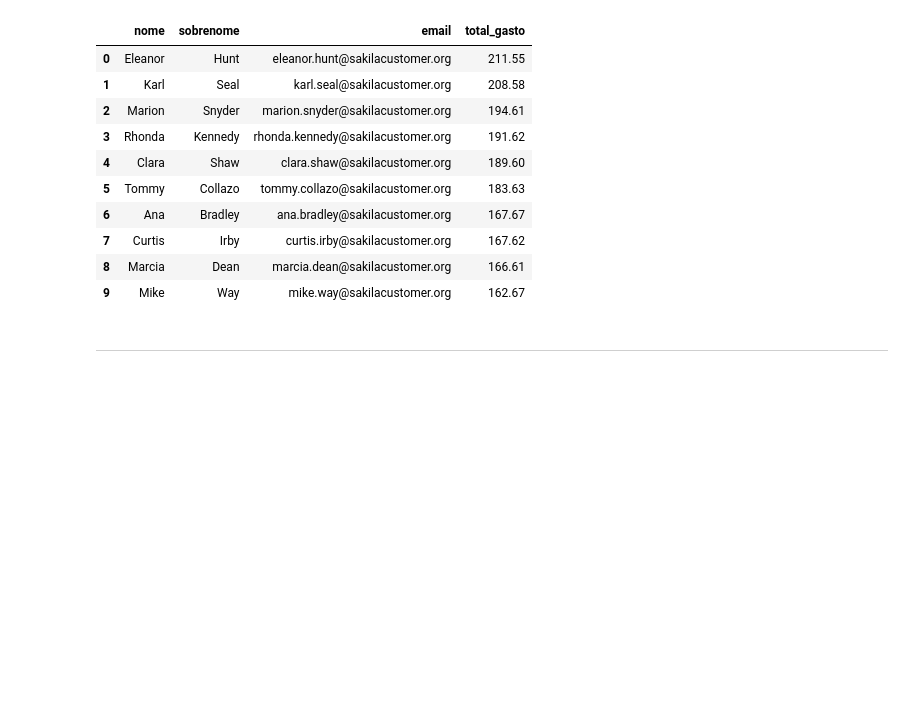
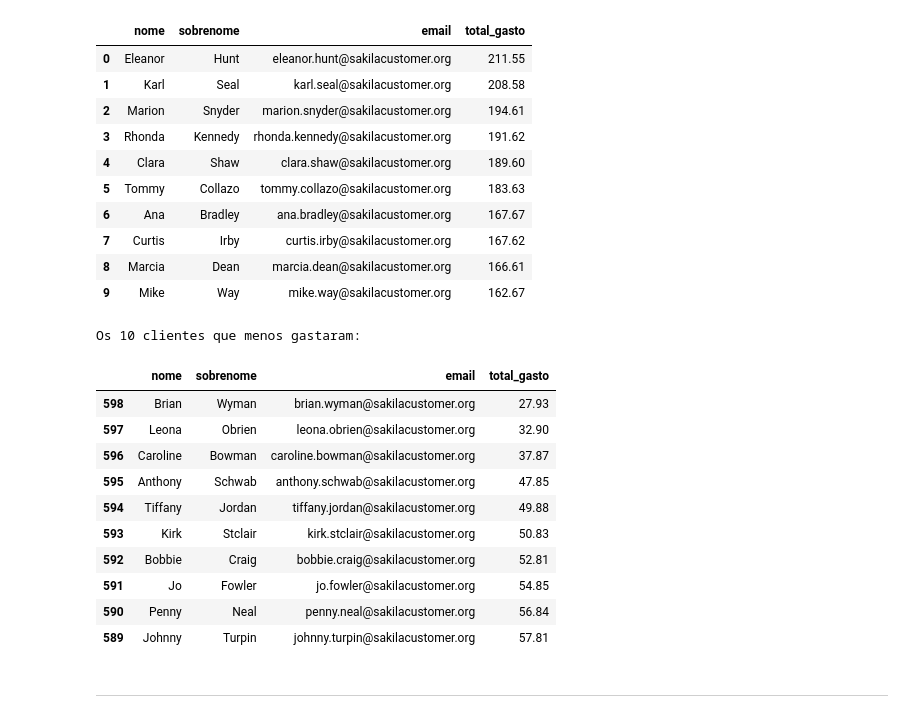
Before and after one commit to RennanRnz/RennanRnz, a Jupyter notebook: MOD21TAR3.ipynb, the cells around one changed output. Drawn from its saved outputs; the diff is of its cells as text; code cells hidden in the pictures; blank space fills up the shorter version.

```diff
--- a/MOD21TAR3.ipynb
+++ b/MOD21TAR3.ipynb
@@ -160,2 +136,18 @@ print(top_10_menos)
+# %%
+print('Os 10 clientes que menos gastaram:')
+top_10_menos.head(10)
+# %% [output]
+Os 10 clientes que menos gastaram:
+|  | nome | sobrenome | email | total_gasto |
+| 598 | Brian | Wyman | brian.wyman@sakilacustomer.org | 27.93 |
+| 597 | Leona | Obrien | leona.obrien@sakilacustomer.org | 32.90 |
+| 596 | Caroline | Bowman | caroline.bowman@sakilacustomer.org | 37.87 |
+| 595 | Anthony | Schwab | anthony.schwab@sakilacustomer.org | 47.85 |
+| 594 | Tiffany | Jordan | tiffany.jordan@sakilacustomer.org | 49.88 |
+| 593 | Kirk | Stclair | kirk.stclair@sakilacustomer.org | 50.83 |
+| 592 | Bobbie | Craig | bobbie.craig@sakilacustomer.org | 52.81 |
+| 591 | Jo | Fowler | jo.fowler@sakilacustomer.org | 54.85 |
+| 590 | Penny | Neal | penny.neal@sakilacustomer.org | 56.84 |
+| 589 | Johnny | Turpin | johnny.turpin@sakilacustomer.org | 57.81 |
 # %% [markdown]
 -------------------------------------------------------
```
Also changed, not shown: parts of 2 cells of this notebook.
